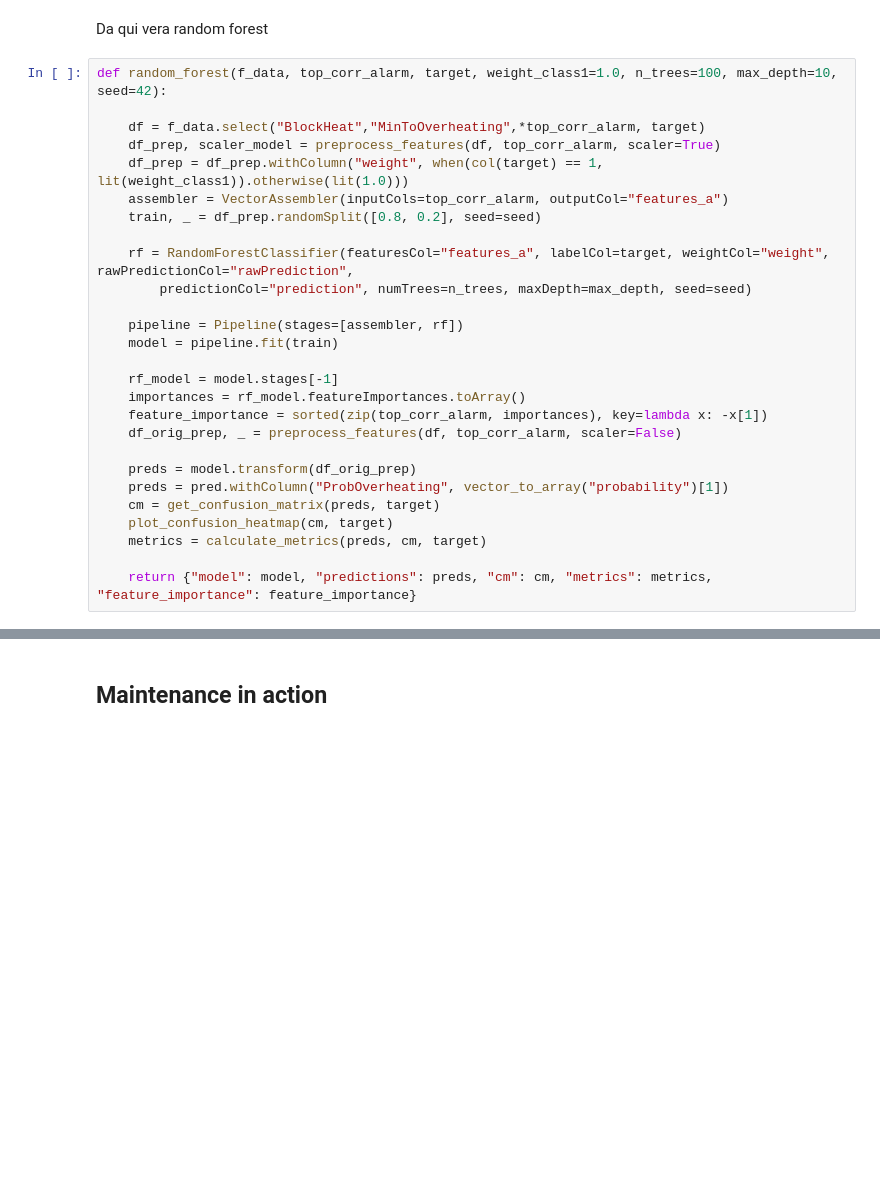
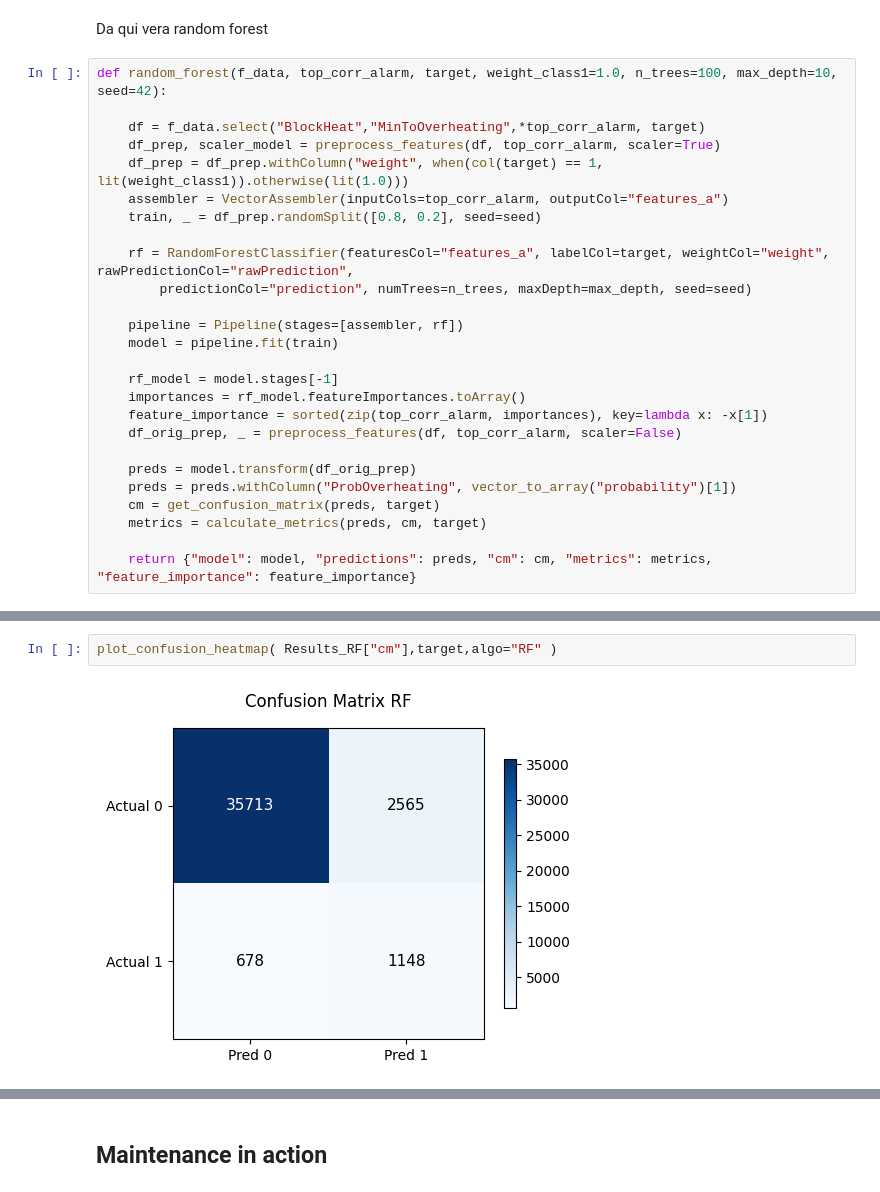
Before and after one commit to RaffaeleSabatini/MAPD2025_proj3, a Jupyter notebook: Group04.ipynb, the cells around one changed output, grey strips where cells are left out. Saved outputs shown, nothing was run; the diff lists cells and outputs as text; blank space fills up the shorter version.

```diff
--- a/Group04.ipynb
+++ b/Group04.ipynb
@@ -1675,9 +1674,8 @@ def random_forest(f_data, top_corr_alarm, target, weight_class1=1.0, n_trees=100
     df_orig_prep, _ = preprocess_features(df, top_corr_alarm, scaler=False)
 
     preds = model.transform(df_orig_prep)
-    preds = pred.withColumn("ProbOverheating", vector_to_array("probability")[1])
+    preds = preds.withColumn("ProbOverheating", vector_to_array("probability")[1])
     cm = get_confusion_matrix(preds, target)
-    plot_confusion_heatmap(cm, target)
     metrics = calculate_metrics(preds, cm, target)
 
     return {"model": model, "predictions": preds, "cm": cm, "metrics": metrics, "feature_importance": feature_importance}
@@ -1694,0 +1689,4 @@ Wall time: 3min 5s
+# %%
+plot_confusion_heatmap( Results_RF["cm"],target,algo="RF" )
+# %% [output]
+[figure, added]
```
Also changed, not shown: parts of 8 cells of this notebook.
